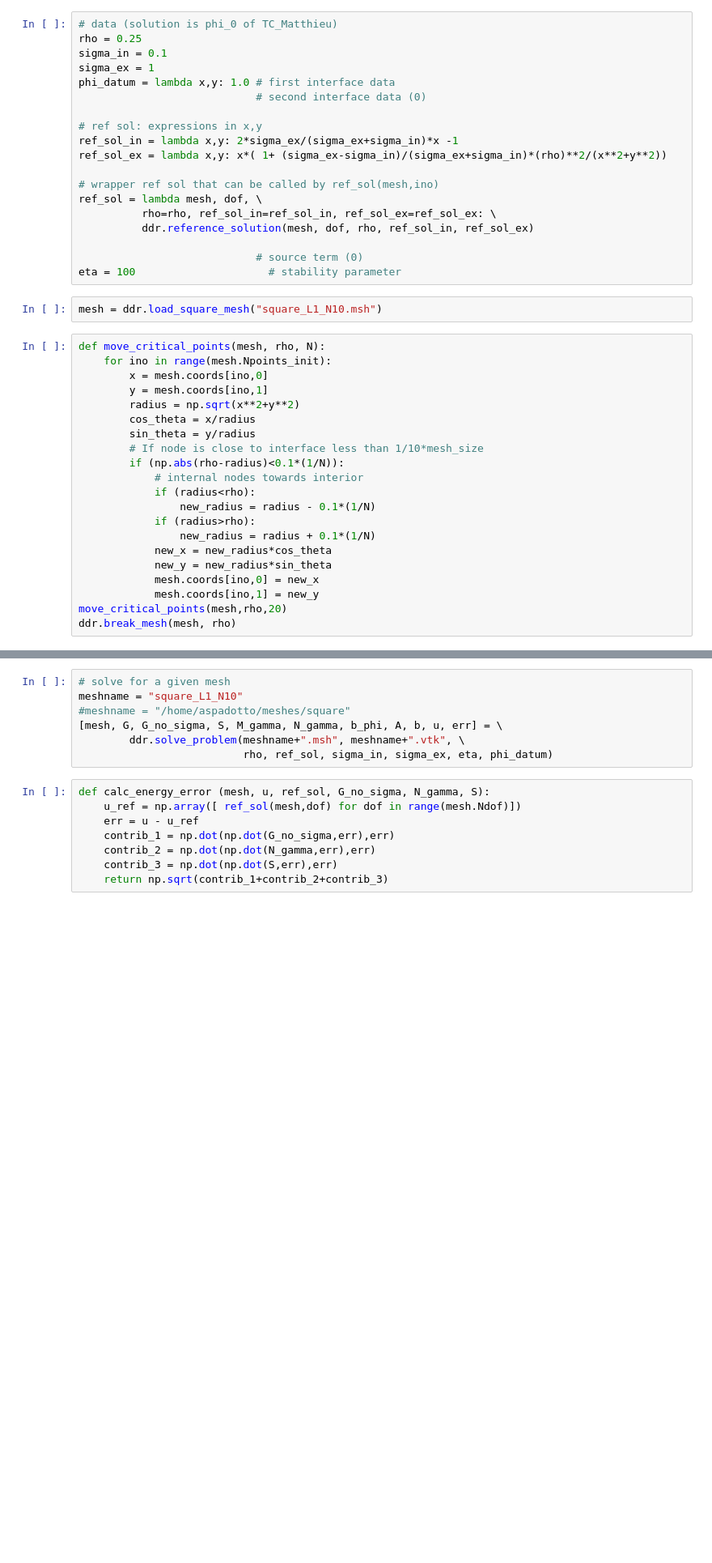
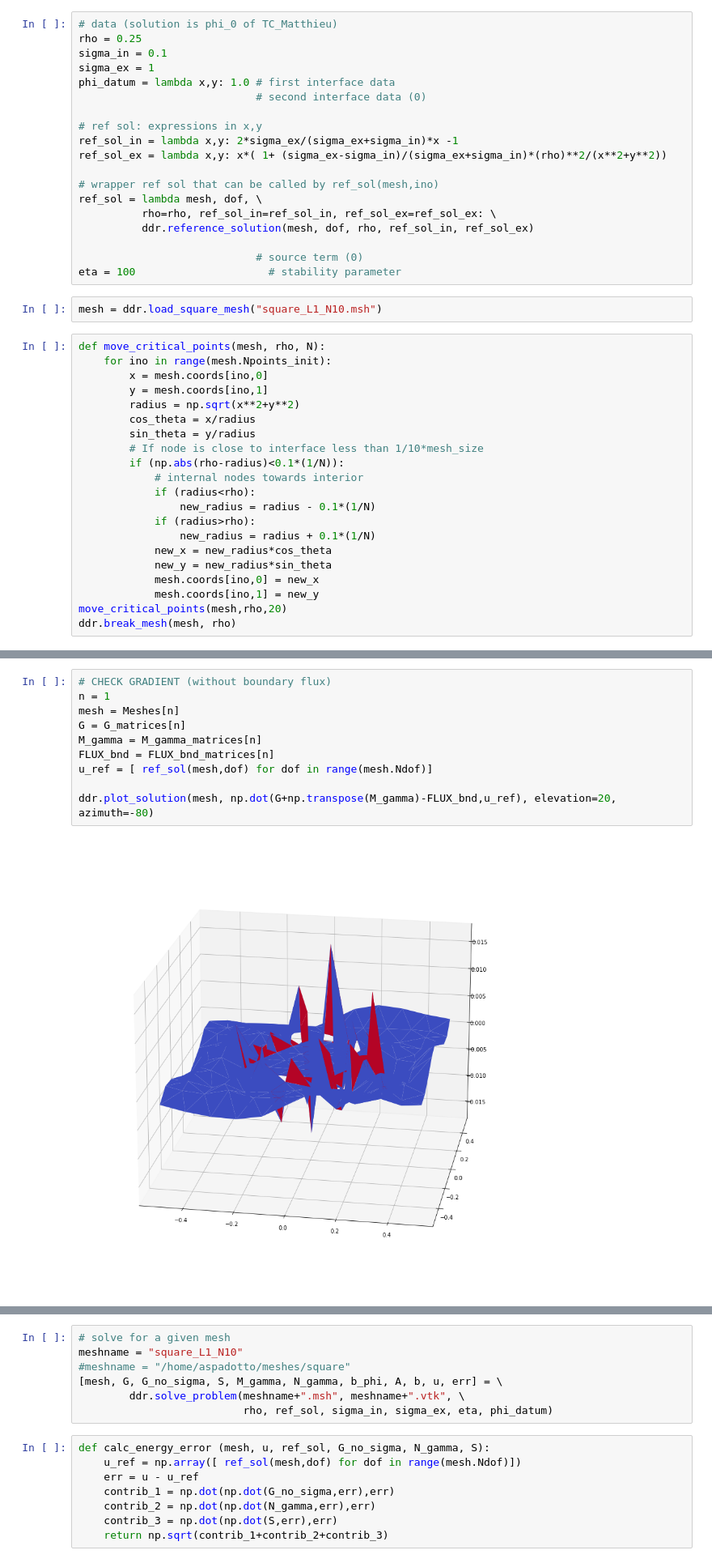
Before and after one commit to aurelio-spadotto/notebooks, a Jupyter notebook: brokenmesh_convergence.ipynb, the cells around one changed output, grey strips where cells are left out. Shown at 81% size. Cells and saved outputs as stored; diff of their text form; blank space fills up the shorter version.

```diff
--- a/brokenmesh_convergence.ipynb
+++ b/brokenmesh_convergence.ipynb
@@ -51,0 +370,12 @@ ddr.break_mesh(mesh, rho)
+# %%
+# CHECK GRADIENT (without boundary flux)
+n = 1
+mesh = Meshes[n]
+G = G_matrices[n]
+M_gamma = M_gamma_matrices[n]
+FLUX_bnd = FLUX_bnd_matrices[n]
+u_ref = [ ref_sol(mesh,dof) for dof in range(mesh.Ndof)]
+
+ddr.plot_solution(mesh, np.dot(G+np.transpose(M_gamma)-FLUX_bnd,u_ref), elevation=20, azimuth=-80)
+# %% [output]
+[figure, added]
```
Also changed, not shown: parts of 29 cells of this notebook, 13 other files.
